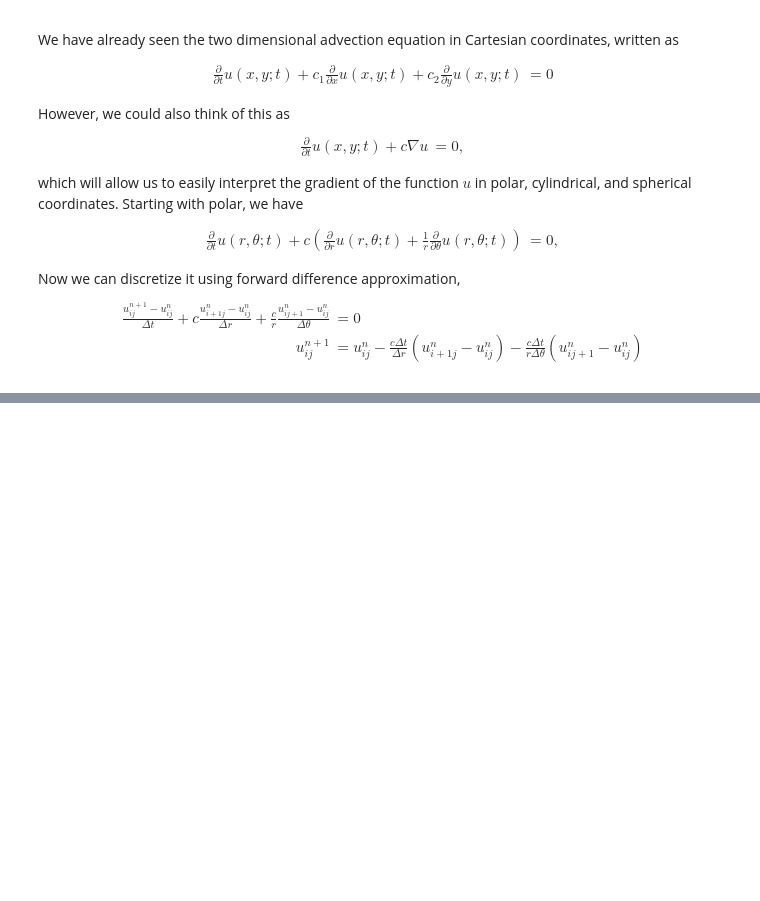
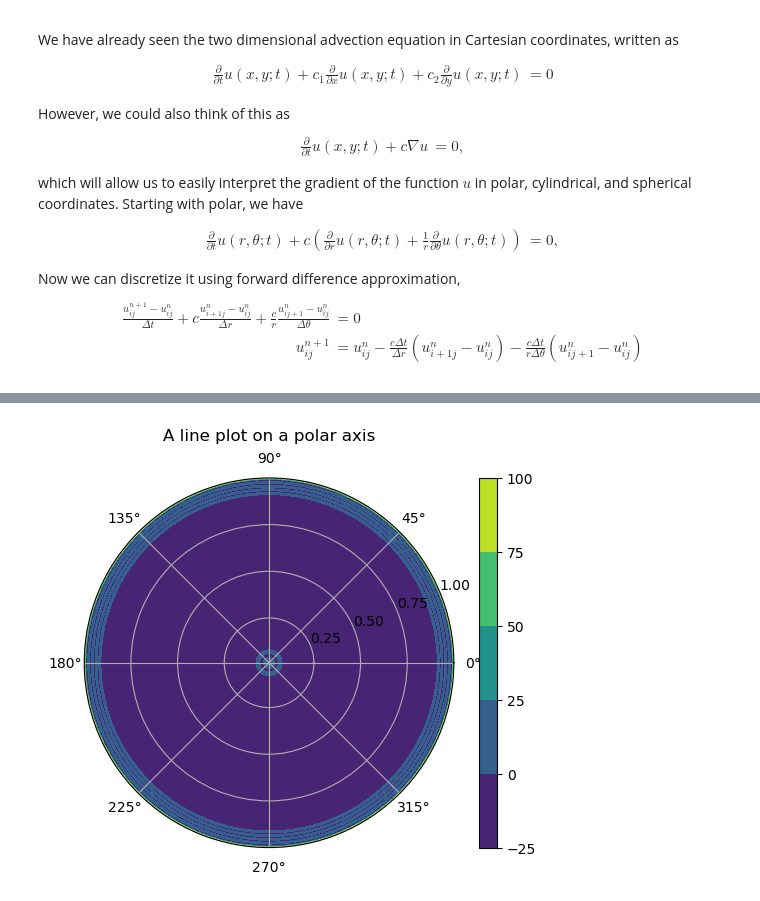
Before and after one commit to mtscott/Spectral-QTT, a Jupyter notebook: FinDiffCylSph(wk2).ipynb, the cells around one changed output, grey strips where cells are left out. Cells and saved outputs as stored; diff of their text form; code cells hidden in the pictures; blank space fills up the shorter version.

```diff
--- a/FinDiffCylSph(wk2).ipynb
+++ b/FinDiffCylSph(wk2).ipynb
@@ -279,7 +337,7 @@ class fd3dGridC:
 
         # physical coords
         self.dr = rmax / nr
-        self.rpts = np.linspace(0, rmax, num = nr + 1)
+        self.rpts = np.linspace(0, rmax, num = nr + 2)
 
         self.dw = 2* np.pi / nw
         self.wpts = np.linspace(0, 2*np.pi, num = nw +1)
@@ -324,3 +374,13 @@ class solution:
+# %%
+def solUnwrap(u,k):
+    sol = np.zeros((nw+1,nr+1))
+    #sol[:-1,0] = u[0,k]*np.ones((nw)) #used to compute the value at the origin
+    for i in range(nr+1):
+        sol[:-1,i] = u[i*nw:nw*(i+1),k]
+
+    sol[-1,:] = sol[0,:] # Enforces radial symmetry since we don't compute the value at 0 and 2pi as two different values
+
+    return sol
 # %%
 def advec_FE_2DP(grid, pde):
 
@@ -421,3 +488,16 @@ NameError: name 'wpnts' is not defined
+# %%
+fig, ax = plt.subplots(subplot_kw={'projection': 'polar'})
+contourplot = ax.contourf(theta, r, sol,4)
+#ax.set_rmax(2)
+ax.set_rticks([0.25, 0.5, 0.75, 1])  # Less radial ticks
+#ax.set_rlabel_position(-22.5)  # Move radial labels away from plotted line
+ax.grid(True)
+
+ax.set_title("A line plot on a polar axis", va='bottom')
+plt.colorbar(contourplot)
+plt.show()
+# %% [output]
+[figure, added]
 # %%
 print("2D heat equation solver")
 
```
Also changed, not shown: parts of 17 cells of this notebook, 10 other files.
